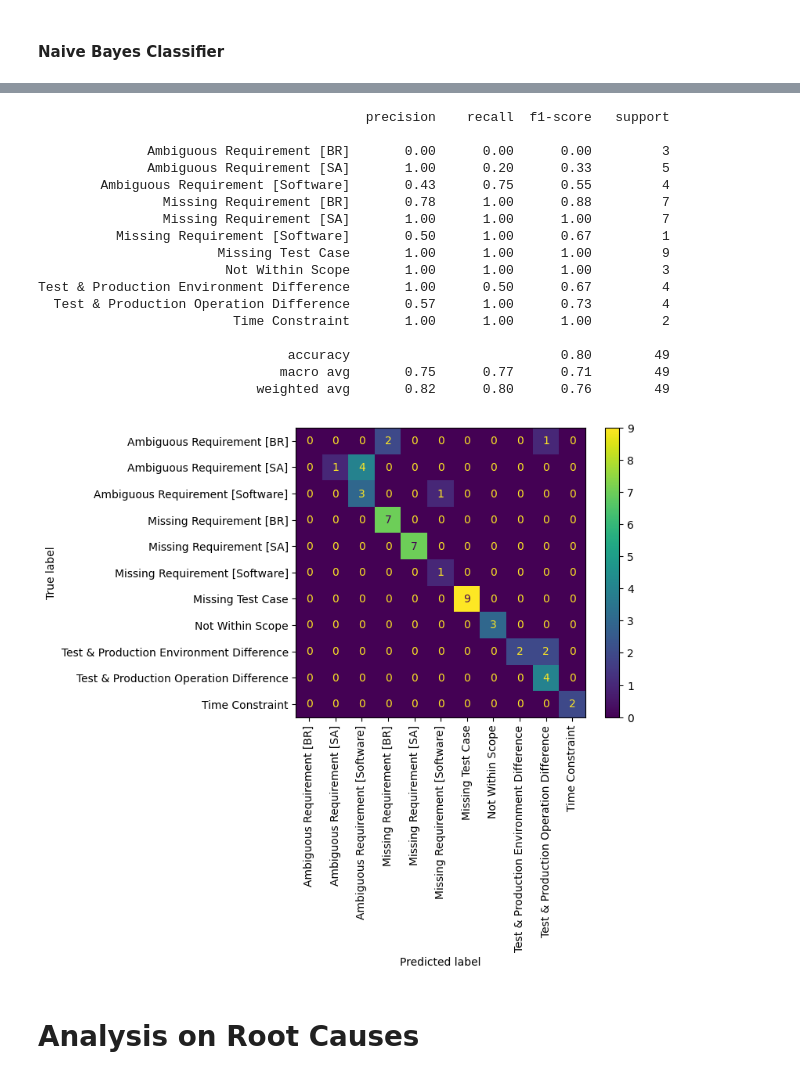
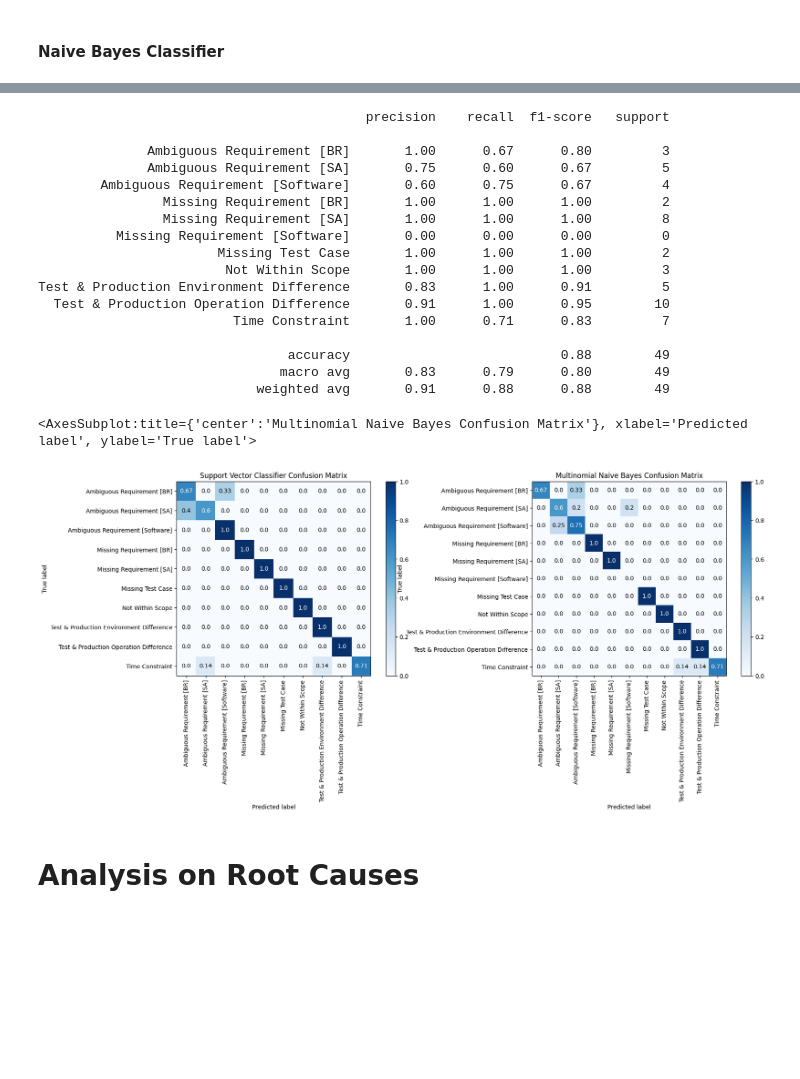
Before and after one commit to malcolmsng/BT4103, a Jupyter notebook: model.ipynb, the cells around one changed output, grey strips where cells are left out. Saved outputs shown, nothing was run; the diff lists cells and outputs as text; code cells hidden in the pictures; blank space fills up the shorter version.

Commit message:
added parameter tuning & stratified k fold cross validation

```diff
--- a/model.ipynb
+++ b/model.ipynb
@@ -365,2 +367,8 @@ X_test_tfidf = tfidf_vectorizer.transform(X_test)
 # %% [markdown]
 #### Support Vector Classifier
+# %%
+#Parameter Tuning using Grid Search & Stratified K Fold Cross Validation for SVC
+parameters = {'kernel':('linear', 'poly', 'rbf'), 'C':[0.1, 1, 10, 100], 'gamma':[0.001, 0.01, 0.1, 1], 'degree': [1, 2, 3, 4]}
+grid_svc = GridSearchCV(SVC(), parameters, refit=True, cv=10, verbose=3) #cv: number of folds in a StratifiedKFold cross validation
+grid_svc.fit(X_train_tfidf, y_train)
+print(grid_svc.best_estimator_)
@@ -367,14 +393,12 @@ X_test_tfidf = tfidf_vectorizer.transform(X_test)
 # %%
-svc = SVC(kernel = 'linear', C = 5) #maximum of 5 mis-classification allowed
+#Implement best model
+param_dict = grid_svc.best_params_
+svc = SVC(kernel=param_dict['kernel'], C=param_dict['C'], gamma=param_dict['gamma'], degree=param_dict['degree'], decision_function_shape='ovr')
 svc.fit(X_train_tfidf, y_train)
 svc_y_pred = svc.predict(X_test_tfidf)
 
 svc_cr = classification_report(y_test, svc_y_pred)
 print(svc_cr)
-
-ConfusionMatrixDisplay.from_predictions(y_test, svc_y_pred)
-plt.xticks(rotation=90)
-plt.show()
 # %% [output]
                                           precision    recall  f1-score   support
 
@@ -397,2 +419,8 @@ Test & Production Environment Difference       1.00      1.00      1.00
 # %% [markdown]
 #### Naive Bayes Classifier
+# %%
+#Parameter Tuning using Grid Search & Stratified K Fold Cross Validation for Naive Bayes
+parameters = {'alpha':[0.01, 0.1, 0.5, 1, 2, 5]} #smoothing parameter
+grid_mnb = GridSearchCV(MultinomialNB(), parameters, refit=True, cv=10, verbose=3) #cv: number of folds in a StratifiedKFold cross validation
+grid_mnb.fit(X_train_tfidf, y_train)
+print(grid_mnb.best_estimator_)
@@ -399,32 +445,40 @@ Test & Production Environment Difference       1.00      1.00      1.00
 # %%
-mnb = MultinomialNB()
+#Implement best model
+param_dict = grid_mnb.best_params_
+mnb = MultinomialNB(alpha=param_dict['alpha'])
 mnb.fit(X_train_tfidf, y_train)
 mnb_y_pred = mnb.predict(X_test_tfidf)
 
 mnb_cr = classification_report(y_test, mnb_y_pred)
 print(mnb_cr)
-
-ConfusionMatrixDisplay.from_predictions(y_test, mnb_y_pred)
-plt.xticks(rotation=90)
-plt.show()
 # %% [output]
                                           precision    recall  f1-score   support
 
-              Ambiguous Requirement [BR]       0.00      0.00      0.00         3
-              Ambiguous Requirement [SA]       1.00      0.20      0.33         5
-        Ambiguous Requirement [Software]       0.43      0.75      0.55         4
-                Missing Requirement [BR]       0.78      1.00      0.88         7
-                Missing Requirement [SA]       1.00      1.00      1.00         7
-          Missing Requirement [Software]       0.50      1.00      0.67         1
-                       Missing Test Case       1.00      1.00      1.00         9
+              Ambiguous Requirement [BR]       1.00      0.67      0.80         3
+              Ambiguous Requirement [SA]       0.75      0.60      0.67         5
+        Ambiguous Requirement [Software]       0.60      0.75      0.67         4
+                Missing Requirement [BR]       1.00      1.00      1.00         2
+                Missing Requirement [SA]       1.00      1.00      1.00         8
+          Missing Requirement [Software]       0.00      0.00      0.00         0
+                       Missing Test Case       1.00      1.00      1.00         2
                         Not Within Scope       1.00      1.00      1.00         3
-Test & Production Environment Difference       1.00      0.50      0.67         4
-  Test & Production Operation Difference       0.57      1.00      0.73         4
-                         Time Constraint       1.00      1.00      1.00         2
+Test & Production Environment Difference       0.83      1.00      0.91         5
+  Test & Production Operation Difference       0.91      1.00      0.95        10
+                         Time Constraint       1.00      0.71      0.83         7
 
-                                accuracy                           0.80        49
-                               macro avg       0.75      0.77      0.71        49
-                            weighted avg       0.82      0.80      0.76        49
+                                accuracy                           0.88        49
+                               macro avg       0.83      0.79      0.80        49
+                            weighted avg       0.91      0.88      0.88        49
-[figure, removed]
+# %%
+#Plot Confusion Matrix to compare results
+fig = plt.figure(figsize=(20,6))
+ax1 = fig.add_subplot(121)
+skplt.metrics.plot_confusion_matrix(y_test, svc_y_pred, normalize=True, title="Support Vector Classifier Confusion Matrix", x_tick_rotation=90, ax=ax1)
+
+ax2 = fig.add_subplot(122)
+skplt.metrics.plot_confusion_matrix(y_test, mnb_y_pred, normalize=True, title="Multinomial Naive Bayes Confusion Matrix", x_tick_rotation=90, ax=ax2)
+# %% [output]
+<AxesSubplot:title={'center':'Multinomial Naive Bayes Confusion Matrix'}, xlabel='Predicted label', ylabel='True label'>
+[figure, added]
 # %% [markdown]
 # Analysis on Root Causes
```
Also changed, not shown: parts of 7 cells of this notebook, 2 other files.
